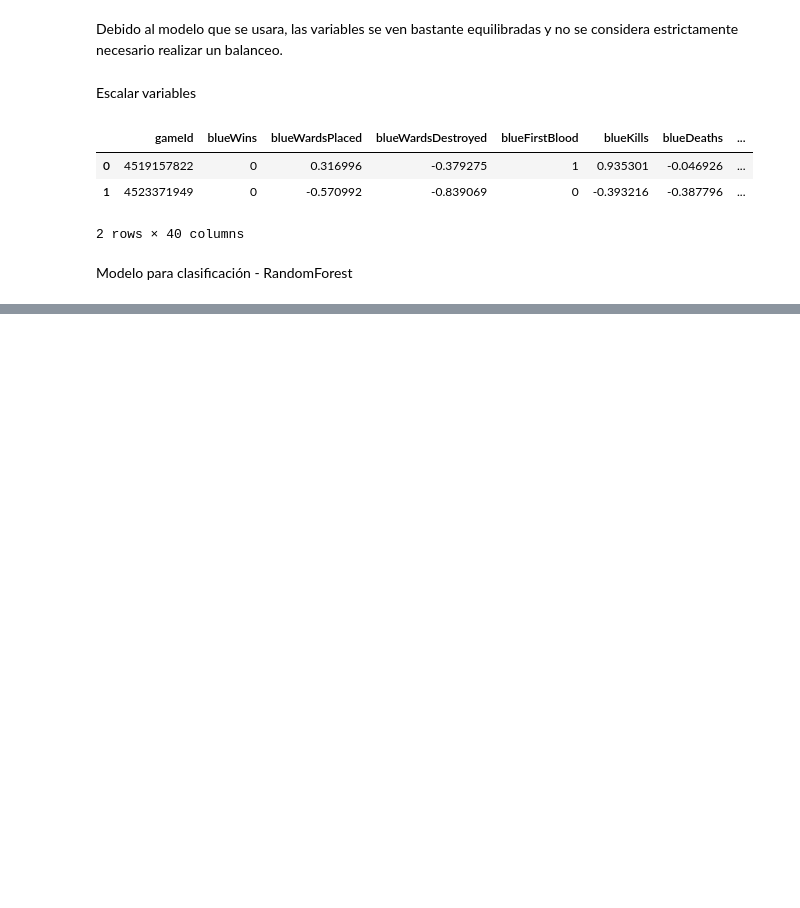
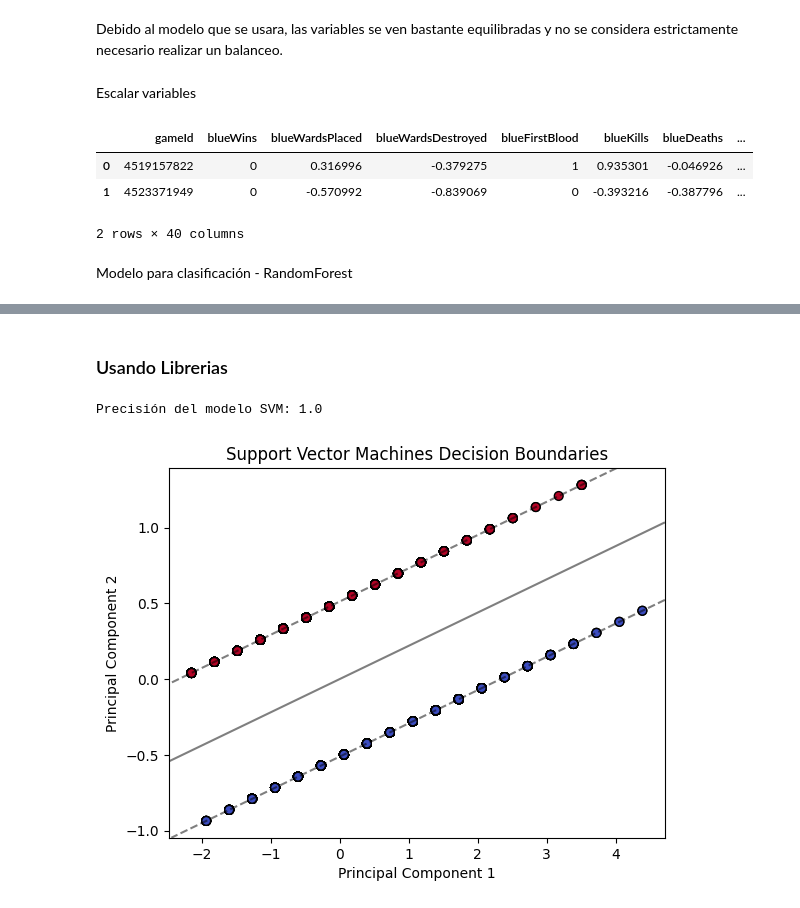
Before and after one commit to mariaRam2003/Laboratorio2_IA, a Jupyter notebook: Task3.ipynb, the cells around one changed output, grey strips where cells are left out. Cells and saved outputs as stored; diff of their text form; code cells hidden in the pictures; blank space fills up the shorter version.

Commit message:
Task 3.1 Completed
Task 3.1 Implementacion del modelo Supported Vector Machines completo.

```diff
--- a/Task3.ipynb
+++ b/Task3.ipynb
@@ -193,0 +319,65 @@ Ya que se usó el modelo de RandomForestClassifer debido a que se tiene una tare
+# %% [markdown]
+### Usando Librerias
+# %%
+# Dividir el conjunto de datos en conjuntos de entrenamiento, validación y prueba
+def train_val_test_split(X, y, train_ratio=0.8, val_ratio=0.1, test_ratio=0.1):
+    X_train, X_test, y_train, y_test = train_test_split(X, y, test_size=test_ratio, random_state=42)
+    X_train, X_val, y_train, y_val = train_test_split(X_train, y_train, test_size=val_ratio/(train_ratio+val_ratio), random_state=42)
+    return X_train, X_val, X_test, y_train, y_val, y_test
+
+# Graficacion
+def plot_groups(X, y, svm_classifier):
+    # Reducir la dimensionalidad de los datos a 2 dimensiones utilizando el PCA
+    pca = PCA(n_components=2)
+    X_pca = pca.fit_transform(X)
+
+    # Entrenar el clasificador SVM
+    svm_classifier.fit(X_pca, y)
+
+    # Dibujar los puntos de datos
+    plt.scatter(X_pca[:, 0], X_pca[:, 1], c=y, cmap='coolwarm', edgecolors='k', s=40)
+
+    # Dibujar las fronteras de decision
+    ax = plt.gca()
+    xlim = ax.get_xlim()
+    ylim = ax.get_ylim()
+
+    xx = np.linspace(xlim[0], xlim[1], 30)
+    yy = np.linspace(ylim[0], ylim[1], 30)
+    YY, XX = np.meshgrid(yy, xx)
+    xy = np.vstack([XX.ravel(), YY.ravel()]).T
+    Z = svm_classifier.decision_function(xy).reshape(XX.shape)
+
+    ax.contour(XX, YY, Z, colors='k', levels=[-1, 0, 1], alpha=0.5, linestyles=['--', '-', '--'])
+
+    plt.xlabel('Principal Component 1')
+    plt.ylabel('Principal Component 2')
+    plt.title('Support Vector Machines Decision Boundaries')
+
+    # Mostrar el gráfico
+    plt.show()
+
+# Entrenar el clasificador SVM
+svm_classifier.fit(X_train, y_train)
+
+# Calcular la precisión del modelo en los datos de prueba
+accuracy = svm_classifier.score(X_test, y_test)
+
+# Imprimir la precisión del modelo
+print("Precisión del modelo SVM:", accuracy)
+
+# Utilizar los datos del DataFrame de LOL
+X = df[['redKills', 'blueWins']].values
+y = df['blueWins'].values  # Se selecciona la columna 'blueWins' como variable objetivo.
+
+# Dividir los datos en conjuntos de entrenamiento, validación y prueba
+X_train, X_val, X_test, y_train, y_val, y_test = train_val_test_split(X, y)
+
+# Crear un clasificador SVM lineal
+svm_classifier = SVC(kernel='linear', C=1)
+
+# Graficar los grupos encontrados
+plot_groups(X_train, y_train, svm_classifier)
+# %% [output]
+Precisión del modelo SVM: 1.0
+[figure, added]
```
Also changed, not shown: parts of 9 cells of this notebook.
